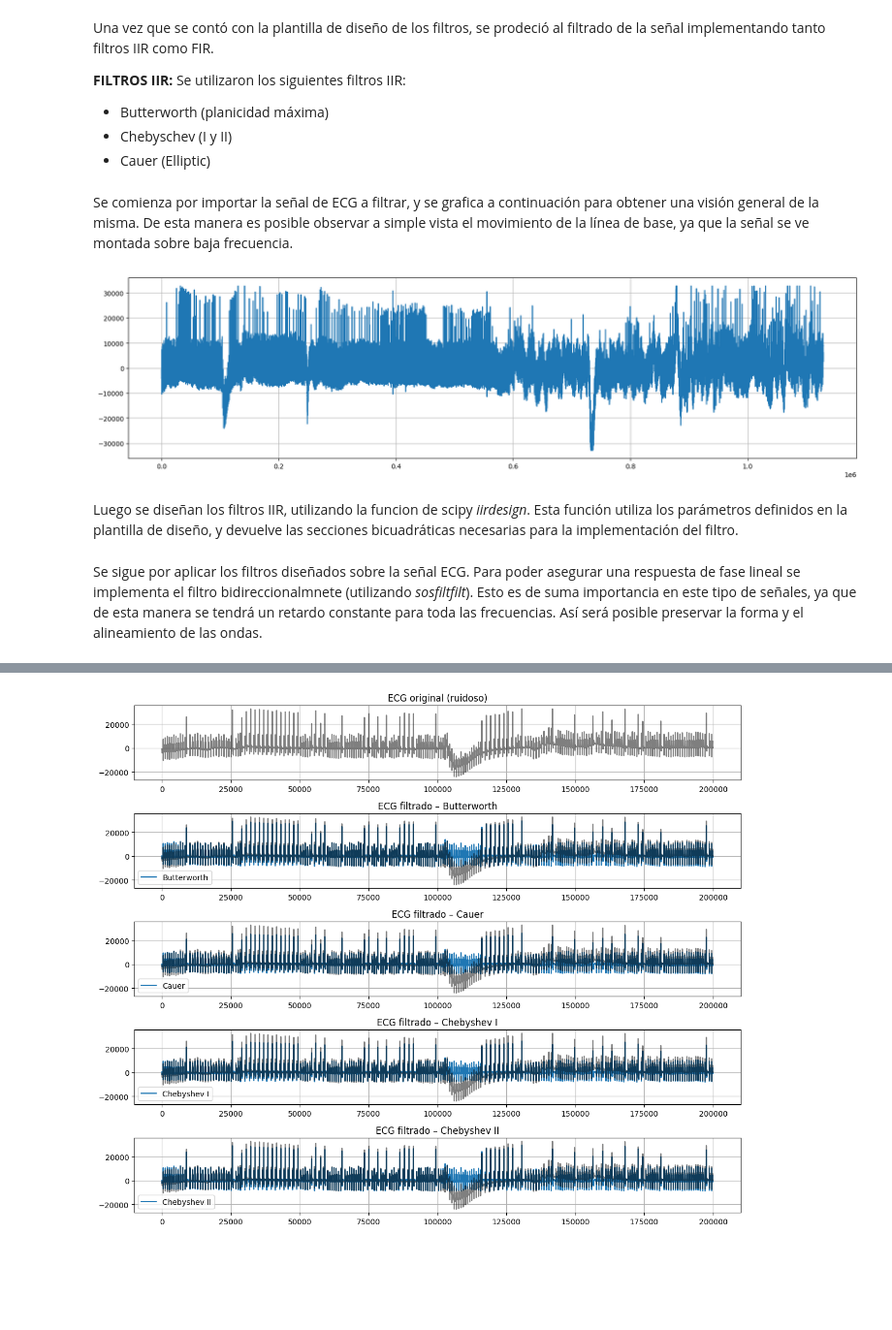
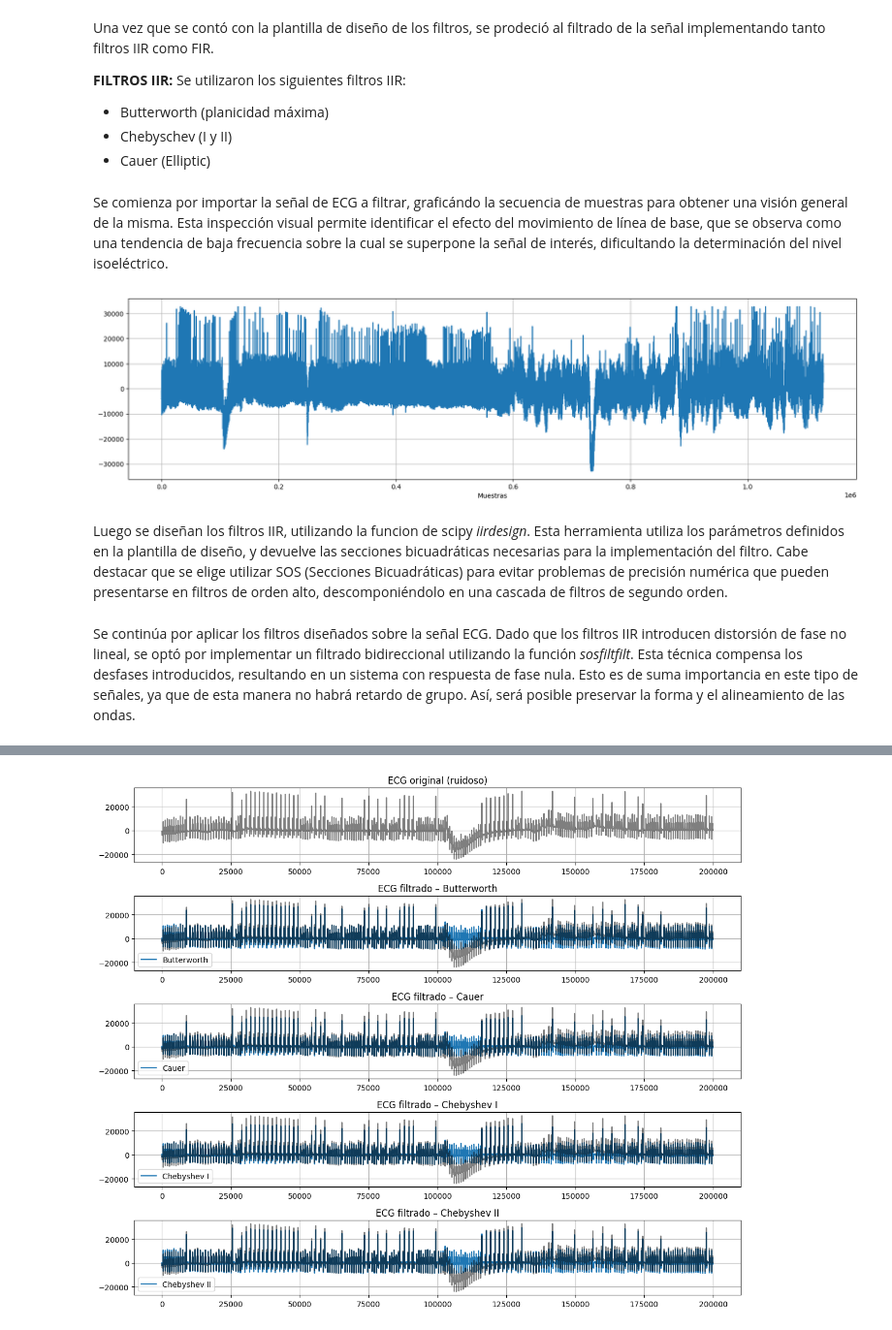
Before and after one commit to mtaranilla/APS_2025, a Jupyter notebook: TS_TARANILLA_SALGADO/TS8_FiltradoDigitalECG/TS8_FiltradoLinealECG_SALGADO_TARANILLA.ipynb, the cells around one changed output, grey strips where cells are left out. Shown at 97% size. Drawn from its saved outputs; the diff is of its cells as text; code cells hidden in the pictures; blank space fills up the shorter version.

```diff
--- a/TS_TARANILLA_SALGADO/TS8_FiltradoDigitalECG/TS8_FiltradoLinealECG_SALGADO_TARANILLA.ipynb
+++ b/TS_TARANILLA_SALGADO/TS8_FiltradoDigitalECG/TS8_FiltradoLinealECG_SALGADO_TARANILLA.ipynb
@@ -76,7 +91,8 @@ Se utilizaron los siguientes filtros IIR:
 - Chebyschev (I y II)
 - Cauer (Elliptic)
 # %% [markdown]
-Se comienza por importar la señal de ECG a filtrar, y se grafica a continuación para obtener una visión general de la  misma. De esta manera es posible observar a simple vista el movimiento de la línea de base, ya que la señal se ve montada sobre baja frecuencia.
+Se comienza por importar la señal de ECG a filtrar, graficándo la secuencia de muestras para obtener una visión general de la misma.
+Esta inspección visual permite identificar el efecto del movimiento de línea de base, que se observa como una tendencia de baja frecuencia sobre la cual se superpone la señal de interés, dificultando la determinación del nivel isoeléctrico.
 # %%
 fs_ecg = 1000 # Hz
 
@@ -88,11 +104,12 @@ N = len(ecg_one_lead)
 # %%
 plt.figure(figsize=(20,5))
 plt.plot(ecg_one_lead)
+plt.xlabel('Muestras')
 plt.grid(True)
 # %% [output]
-[figure, old version]
+[figure, new version]
 # %% [markdown]
-Luego se diseñan los filtros IIR, utilizando la funcion de scipy *iirdesign*. Esta función utiliza los parámetros definidos en la plantilla de diseño, y devuelve las secciones bicuadráticas necesarias para la implementación del filtro.
+Luego se diseñan los filtros IIR, utilizando la funcion de scipy *iirdesign*. Esta herramienta utiliza los parámetros definidos en la plantilla de diseño, y devuelve las secciones bicuadráticas necesarias para la implementación del filtro. Cabe destacar que se elige utilizar SOS (Secciones Bicuadráticas) para evitar problemas de precisión numérica que pueden presentarse en filtros de orden alto, descomponiéndolo en una cascada de filtros de segundo orden.
 # %%
 f_aprox = 'butter'
 mi_sos_butter = signal.iirdesign(wp=wp, ws=ws, gpass=ripple, gstop=atenuacion, analog=False, ftype=f_aprox, output='sos', fs=fs)
@@ -106,8 +123,8 @@ mi_sos_cheby2 = signal.iirdesign(wp=wp, ws=ws, gpass=ripple, gstop=atenuacion, a
 f_aprox = 'cauer'
 mi_sos_cauer = signal.iirdesign(wp=wp, ws=ws, gpass=ripple, gstop=atenuacion, analog=False, ftype=f_aprox, output='sos', fs=fs)
 # %% [markdown]
-Se sigue por aplicar los filtros diseñados sobre la señal ECG.
-Para poder asegurar una respuesta de fase lineal se implementa el filtro bidireccionalmnete (utilizando *sosfiltfilt*). Esto es de suma importancia en este tipo de señales, ya que de esta manera se tendrá un retardo constante para toda las frecuencias. Así será posible preservar la forma y el alineamiento de las ondas.
+Se continúa por aplicar los filtros diseñados sobre la señal ECG.
+Dado que los filtros IIR introducen distorsión de fase no lineal, se optó por implementar un filtrado bidireccional utilizando la función *sosfiltfilt*. Esta técnica compensa los desfases introducidos, resultando en un sistema con respuesta de fase nula. Esto es de suma importancia en este tipo de señales, ya que de esta manera no habrá retardo de grupo. Así, será posible preservar la forma y el alineamiento de las ondas.
 # %%
 ecg_filt_butter = signal.sosfiltfilt(mi_sos_butter, ecg_one_lead)
 ecg_filt_cauer = signal.sosfiltfilt(mi_sos_cauer, ecg_one_lead)
```
Also changed, not shown: parts of 20 cells of this notebook.
